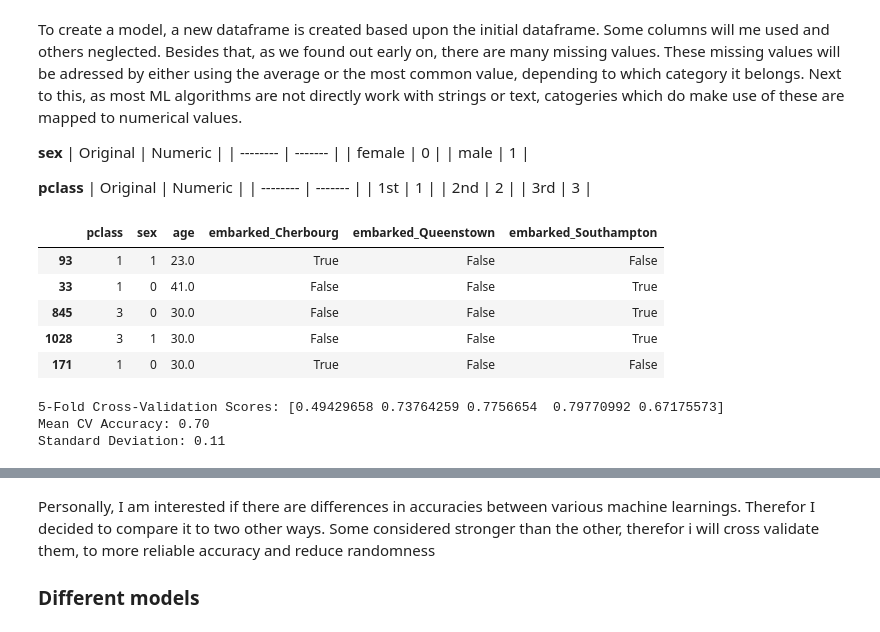
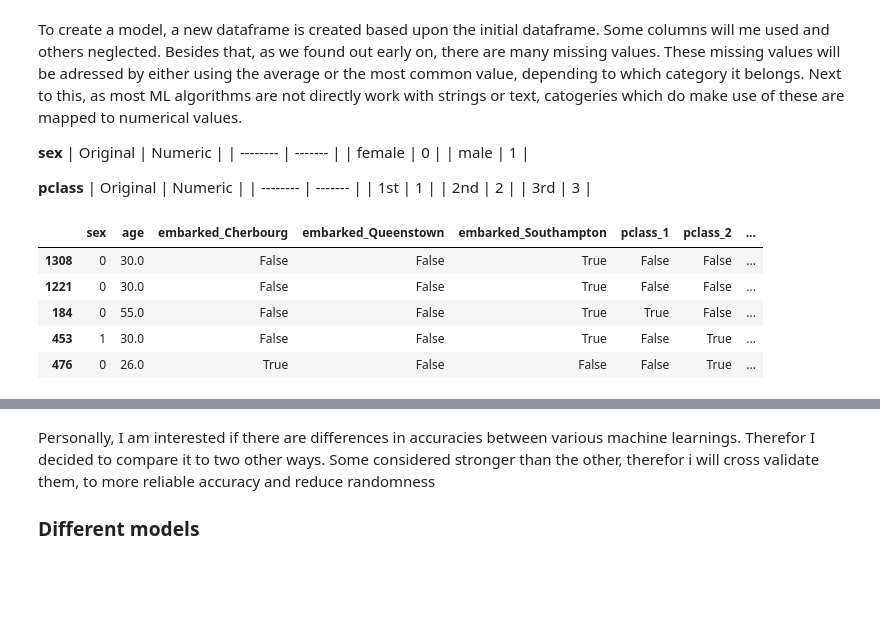
Before and after one commit to caseystijlaart/Fontys, a Jupyter notebook: sem-7-AI/ass/titanic.ipynb, the cells around one changed output, grey strips where cells are left out. Saved outputs shown, nothing was run; the diff lists cells and outputs as text; code cells hidden in the pictures; blank space fills up the shorter version.

```diff
--- a/sem-7-AI/ass/titanic.ipynb
+++ b/sem-7-AI/ass/titanic.ipynb
@@ -220,53 +224,24 @@ Next to this, as most ML algorithms are not directly work with strings or text,
 # %%
 features = ['pclass', 'sex', 'age', 'embarked']
 x = data[features]
 y = data['survived']
 
 x['age'] = x['age'].fillna(x['age'].median())
 x['embarked'] = x['embarked'].fillna(x['embarked'].mode()[0])
 
 x["pclass"] = x["pclass"].map({"1st":1, "2nd":2, "3rd":3}).astype(int)
 x["sex"] = x["sex"].map({"male":0, "female":1}).astype(int)
 
 x = pandas.get_dummies(x, columns=['embarked'], drop_first=False)
+x = pandas.get_dummies(x, columns=['pclass'],drop_first=False)
 
 x.sample(5)
 # %% [output]
-|  | pclass | sex | age | embarked_Cherbourg | embarked_Queenstown | embarked_Southampton |
-| 93 | 1 | 1 | 23.0 | True | False | False |
-| 33 | 1 | 0 | 41.0 | False | False | True |
-| 845 | 3 | 0 | 30.0 | False | False | True |
-| 1028 | 3 | 1 | 30.0 | False | False | True |
-| 171 | 1 | 0 | 30.0 | True | False | False |
+|  | sex | age | embarked_Cherbourg | embarked_Queenstown | embarked_Southampton | pclass_1 | pclass_2 | ... |
+| 1308 | 0 | 30.0 | False | False | True | False | False | ... |
+| 1221 | 0 | 30.0 | False | False | True | False | False | ... |
+| 184 | 0 | 55.0 | False | False | True | True | False | ... |
+| 453 | 1 | 30.0 | False | False | True | False | True | ... |
+| 476 | 0 | 26.0 | True | False | False | False | True | ... |
-# %%
-from sklearn.model_selection import train_test_split, cross_val_score
-from sklearn.ensemble import RandomForestClassifier
-from sklearn.metrics import accuracy_score
-
-X_train, X_test, y_train, y_test = train_test_split(
-    x, y, test_size=0.2, random_state=42
-)
-
-rf_model = RandomForestClassifier(n_estimators=100, random_state=42)
-rf_model.fit(X_train, y_train)
-
-# Test set accuracy
-y_pred_rf = rf_model.predict(X_test)
-accuracy_rf = accuracy_score(y_test, y_pred_rf)
-
-cv_scores = cross_val_score(
-    RandomForestClassifier(n_estimators=100, random_state=42),
-    x, y,
-    cv=5,
-    scoring='accuracy'
-)
-
-print("\n5-Fold Cross-Validation Scores:", cv_scores)
-print(f"Mean CV Accuracy: {cv_scores.mean():.2f}")
-print(f"Standard Deviation: {cv_scores.std():.2f}")
-# %% [output]
-5-Fold Cross-Validation Scores: [0.49429658 0.73764259 0.7756654  0.79770992 0.67175573]
-Mean CV Accuracy: 0.70
-Standard Deviation: 0.11
 # %%
 
```
Also changed, not shown: parts of 11 cells of this notebook, 3 other files.
